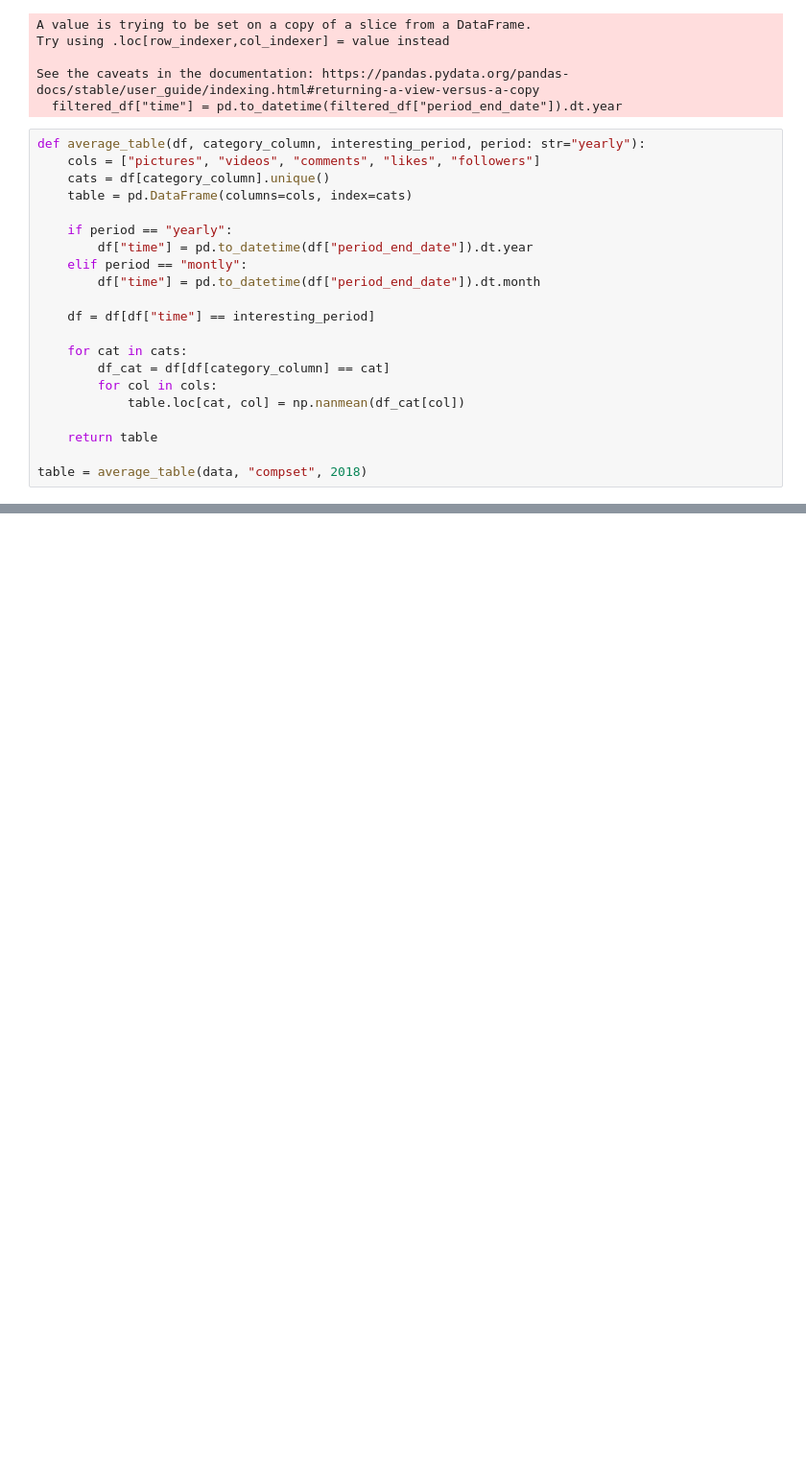
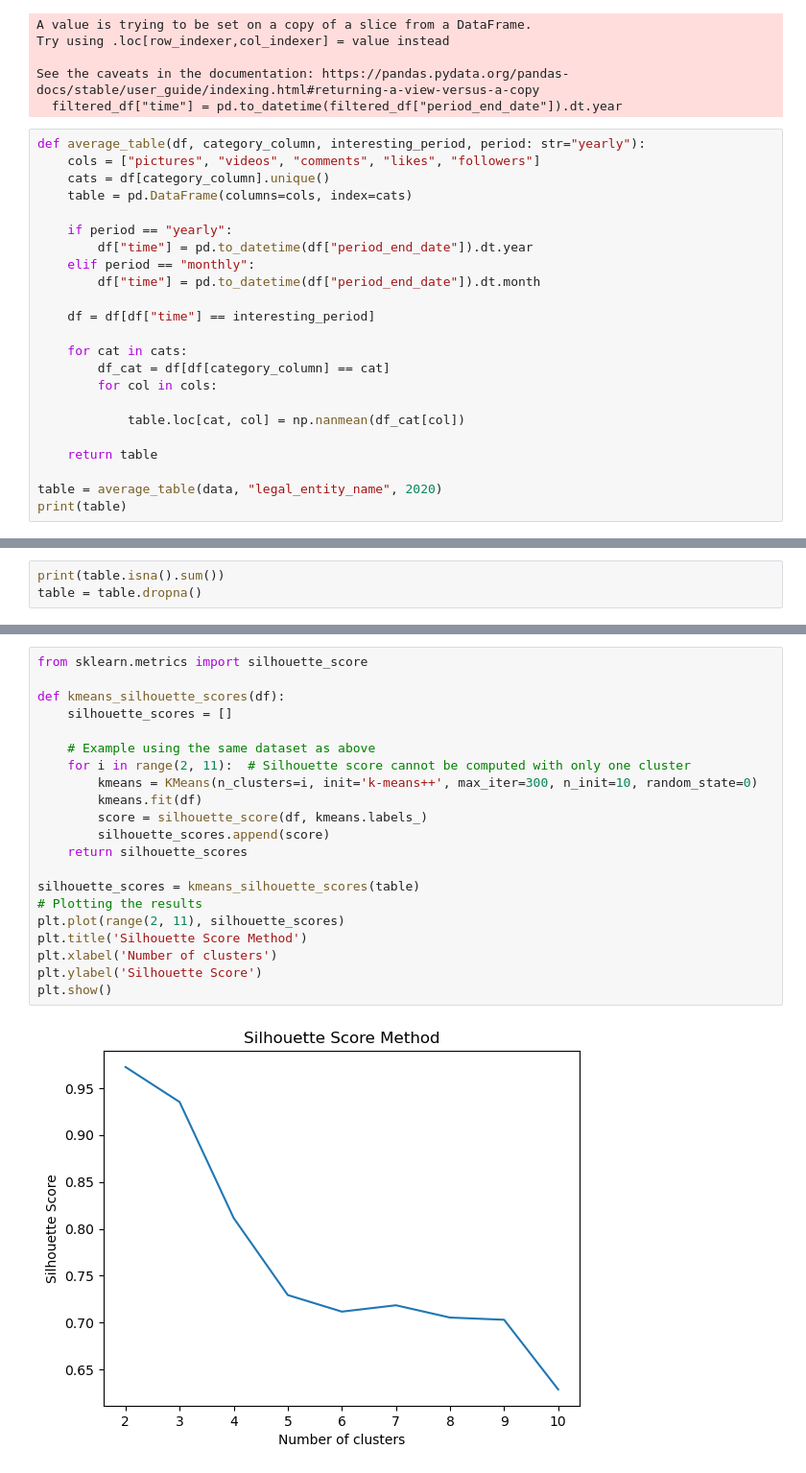
Before and after one commit to noahsta/datathon, a Jupyter notebook: src/noah.ipynb, the cells around one changed output, grey strips where cells are left out. Shown at 96% size. Drawn from its saved outputs; the diff is of its cells as text; blank space fills up the shorter version.

Commit message:
kmeans

```diff
--- a/src/noah.ipynb
+++ b/src/noah.ipynb
@@ -92,7 +92,7 @@ def average_table(df, category_column, interesting_period, period: str="yearly")
 
     if period == "yearly":
         df["time"] = pd.to_datetime(df["period_end_date"]).dt.year
-    elif period == "montly":
+    elif period == "monthly":
         df["time"] = pd.to_datetime(df["period_end_date"]).dt.month
 
     df = df[df["time"] == interesting_period]
@@ -100,9 +100,11 @@ def average_table(df, category_column, interesting_period, period: str="yearly")
     for cat in cats:
         df_cat = df[df[category_column] == cat]
         for col in cols:
+
             table.loc[cat, col] = np.nanmean(df_cat[col])
 
     return table
 
-table = average_table(data, "compset", 2018)
+table = average_table(data, "legal_entity_name", 2020)
+print(table)
 # %% [output]
@@ -143,0 +128,3 @@ print(mean_table)
+# %%
+print(table.isna().sum())
+table = table.dropna()
@@ -143,0 +184,23 @@ print(mean_table)
+# %%
+from sklearn.metrics import silhouette_score
+
+def kmeans_silhouette_scores(df):
+    silhouette_scores = []
+
+    # Example using the same dataset as above
+    for i in range(2, 11):  # Silhouette score cannot be computed with only one cluster
+        kmeans = KMeans(n_clusters=i, init='k-means++', max_iter=300, n_init=10, random_state=0)
+        kmeans.fit(df)
+        score = silhouette_score(df, kmeans.labels_)
+        silhouette_scores.append(score)
+    return silhouette_scores
+
+silhouette_scores = kmeans_silhouette_scores(table)
+# Plotting the results
+plt.plot(range(2, 11), silhouette_scores)
+plt.title('Silhouette Score Method')
+plt.xlabel('Number of clusters')
+plt.ylabel('Silhouette Score')
+plt.show()
+# %% [output]
+[figure, added]
```
Also changed, not shown: parts of 6 cells of this notebook.
